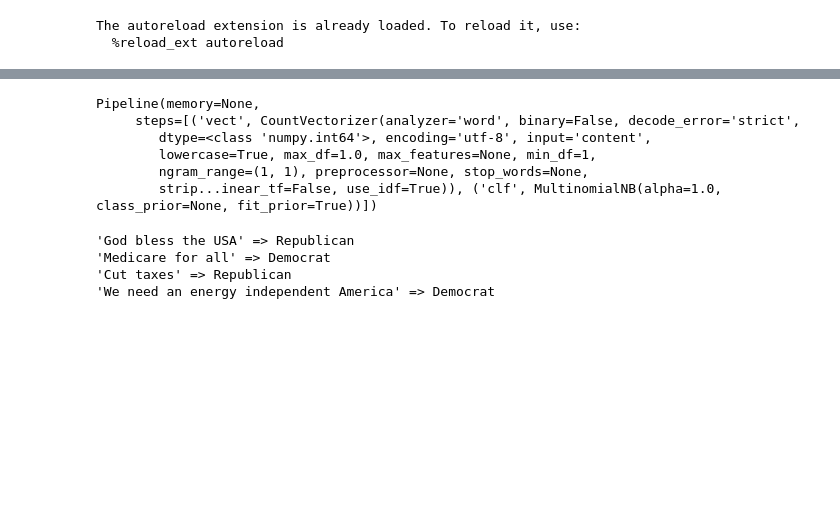
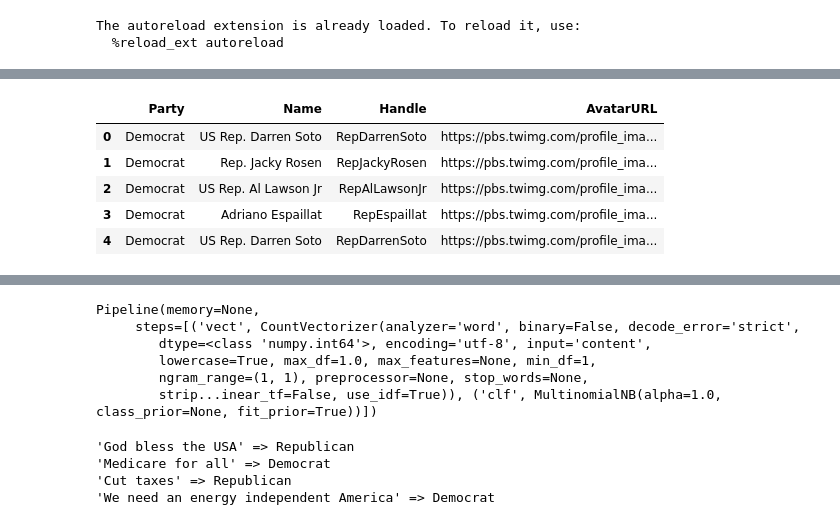
Before and after one commit to markbastian/capstone, a Jupyter notebook: 1_political_party_classfier.ipynb, the cells around one changed output, grey strips where cells are left out. Cells and saved outputs as stored; diff of their text form; code cells hidden in the pictures; blank space fills up the shorter version.

```diff
--- a/1_political_party_classfier.ipynb
+++ b/1_political_party_classfier.ipynb
@@ -28,2 +33,11 @@ X_train, X_test, y_train, y_test = train_test_split(raw_tweets, y, test_size=0.2
+# %%
+handlesdf.head()
+# %% [output]
+|  | Party | Name | Handle | AvatarURL |
+| 0 | Democrat | US Rep. Darren Soto | RepDarrenSoto | https://pbs.twimg.com/profile_ima... |
+| 1 | Democrat | Rep. Jacky Rosen | RepJackyRosen | https://pbs.twimg.com/profile_ima... |
+| 2 | Democrat | US Rep. Al Lawson Jr | RepAlLawsonJr | https://pbs.twimg.com/profile_ima... |
+| 3 | Democrat | Adriano Espaillat | RepEspaillat | https://pbs.twimg.com/profile_ima... |
+| 4 | Democrat | US Rep. Darren Soto | RepDarrenSoto | https://pbs.twimg.com/profile_ima... |
 # %%
 parties.value_counts().plot.bar(figsize=(6, 6))
```
Also changed, not shown: parts of 4 cells of this notebook, 4 other files.
